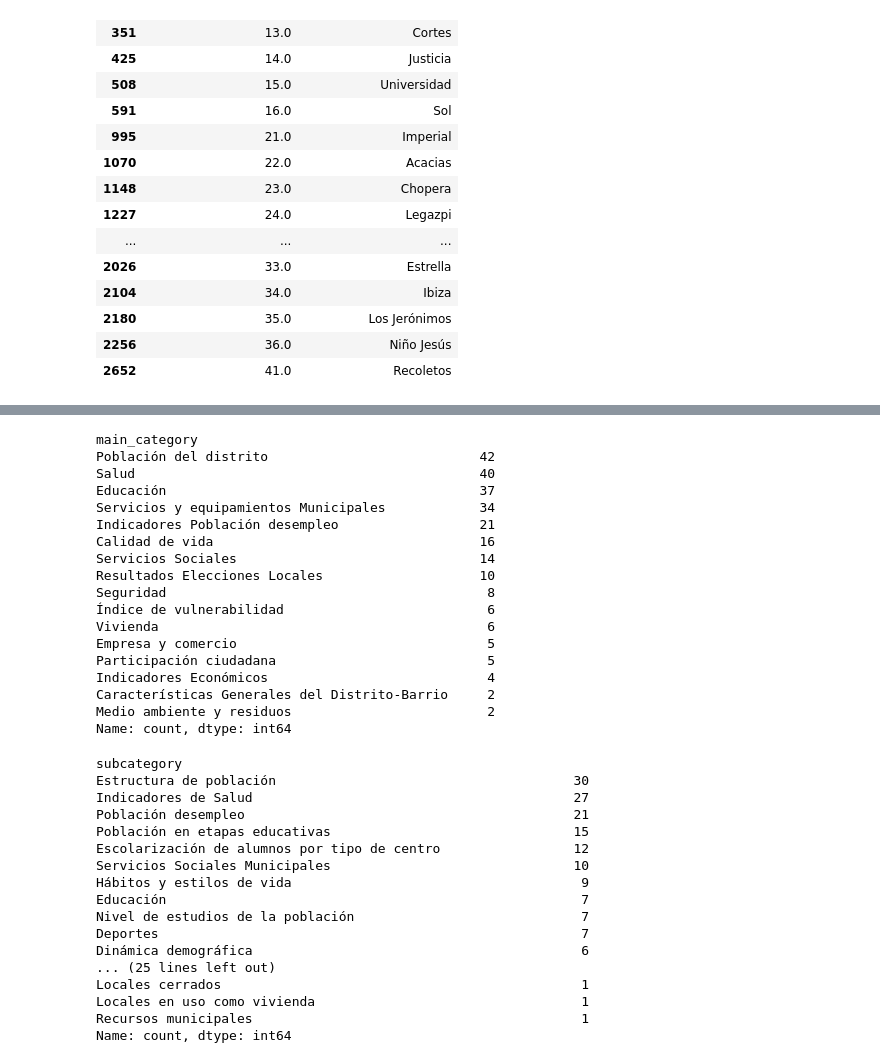
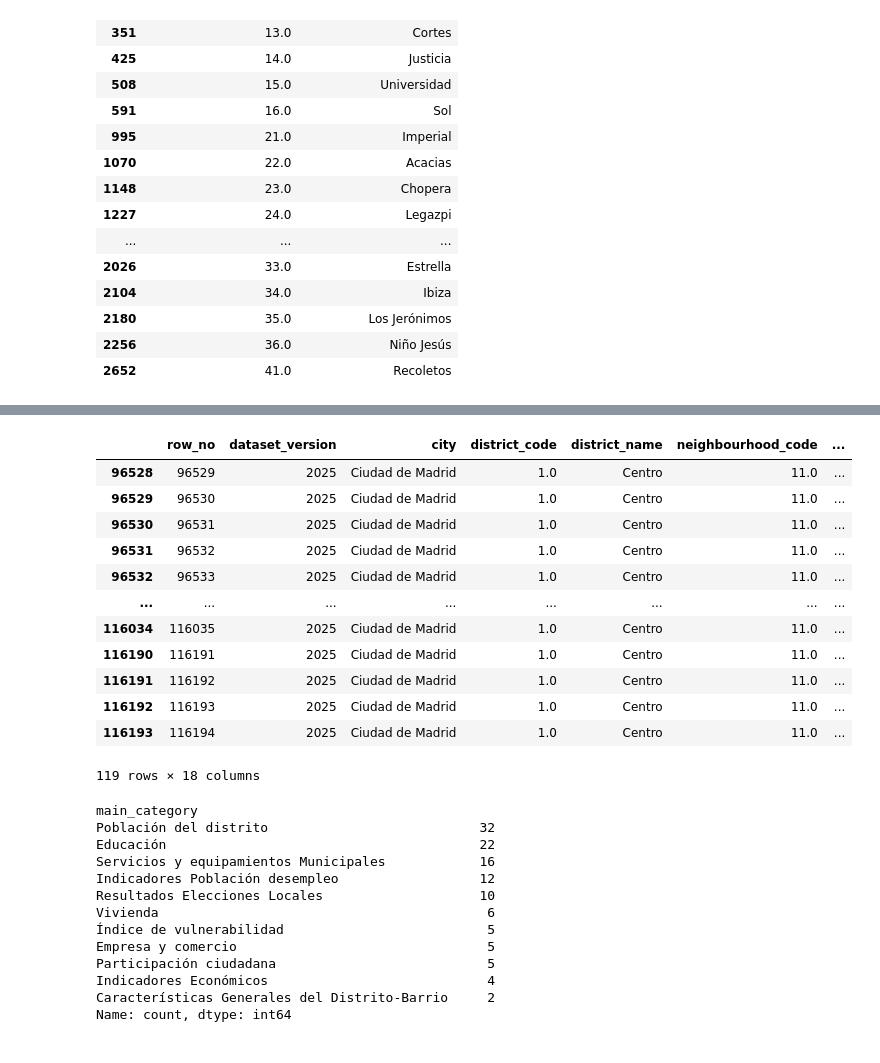
Before and after one commit to CharlieSm49/madrid-housing-ml, a Jupyter notebook: notebooks/02_cleaning_indicators.ipynb, the cells around one changed output, grey strips where cells are left out. Cells and saved outputs as stored; diff of their text form; code cells hidden in the pictures.

Commit message:
cleaning data frames for ml model continued

```diff
--- a/notebooks/02_cleaning_indicators.ipynb
+++ b/notebooks/02_cleaning_indicators.ipynb
@@ -156,46 +127,42 @@ centro_district
 # %%
-# Display the diffrerent main categories of the indicators
+#Display information for 1 neighbourhood in 2025
 
-centro_district["main_category"].value_counts()
+palacio = indicators_clean_n.loc[
+    (indicators_clean_n['dataset_version'] == 2025) &
+    (indicators_clean_n['neighbourhood_name']== 'Palacio')]
+palacio
+
+# There are 119 rows
 # %% [output]
+|  | row_no | dataset_version | city | district_code | district_name | neighbourhood_code | ... |
+| 96528 | 96529 | 2025 | Ciudad de Madrid | 1.0 | Centro | 11.0 | ... |
+| 96529 | 96530 | 2025 | Ciudad de Madrid | 1.0 | Centro | 11.0 | ... |
+| 96530 | 96531 | 2025 | Ciudad de Madrid | 1.0 | Centro | 11.0 | ... |
+| 96531 | 96532 | 2025 | Ciudad de Madrid | 1.0 | Centro | 11.0 | ... |
+| 96532 | 96533 | 2025 | Ciudad de Madrid | 1.0 | Centro | 11.0 | ... |
+| ... | ... | ... | ... | ... | ... | ... | ... |
+| 116034 | 116035 | 2025 | Ciudad de Madrid | 1.0 | Centro | 11.0 | ... |
+| 116190 | 116191 | 2025 | Ciudad de Madrid | 1.0 | Centro | 11.0 | ... |
+| 116191 | 116192 | 2025 | Ciudad de Madrid | 1.0 | Centro | 11.0 | ... |
+| 116192 | 116193 | 2025 | Ciudad de Madrid | 1.0 | Centro | 11.0 | ... |
+| 116193 | 116194 | 2025 | Ciudad de Madrid | 1.0 | Centro | 11.0 | ... |
-main_category
-Población del distrito                           42
-Salud                                            40
-Educación                                        37
-Servicios y equipamientos Municipales            34
-Indicadores Población desempleo                  21
-Calidad de vida                                  16
-Servicios Sociales                               14
-Resultados Elecciones Locales                    10
-Seguridad                                         8
-Índice de vulnerabilidad                          6
-Vivienda                                          6
-Empresa y comercio                                5
-Participación ciudadana                           5
-Indicadores Económicos                            4
-Características Generales del Distrito-Barrio     2
-Medio ambiente y residuos                         2
-Name: count, dtype: int64
+119 rows × 18 columns
 # %%
-# Display the diffrerent subcateogries of the indicators
+# Display the diffrerent main categories of the indicators
 
-centro_district["subcategory"].value_counts()
+palacio["main_category"].value_counts()
 # %% [output]
-subcategory
-Estructura de población                                      30
-Indicadores de Salud                                         27
-Población desempleo                                          21
-Población en etapas educativas                               15
-Escolarización de alumnos por tipo de centro                 12
-Servicios Sociales Municipales                               10
-Hábitos y estilos de vida                                     9
-Educación                                                     7
-Nivel de estudios de la población                             7
-Deportes                                                      7
-Dinámica demográfica                                          6
-... (25 lines left out)
-Locales cerrados                                              1
-Locales en uso como vivienda                                  1
-Recursos municipales                                          1
+main_category
+Población del distrito                           32
+Educación                                        22
+Servicios y equipamientos Municipales            16
+Indicadores Población desempleo                  12
+Resultados Elecciones Locales                    10
+Vivienda                                          6
+Índice de vulnerabilidad                          5
+Empresa y comercio                                5
+Participación ciudadana                           5
+Indicadores Económicos                            4
+Características Generales del Distrito-Barrio     2
 Name: count, dtype: int64
 # %%
```
Also changed, not shown: parts of 13 cells of this notebook, 10 other files.
